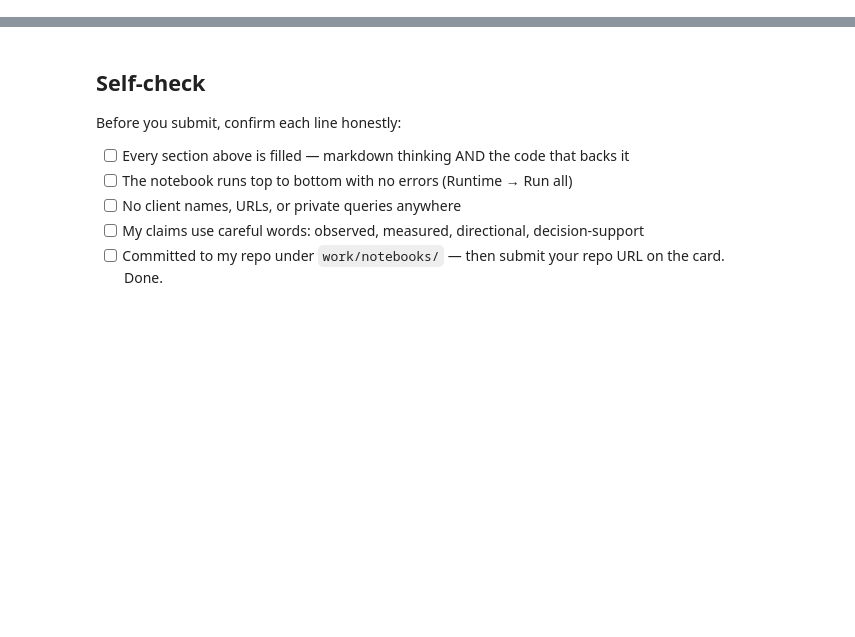
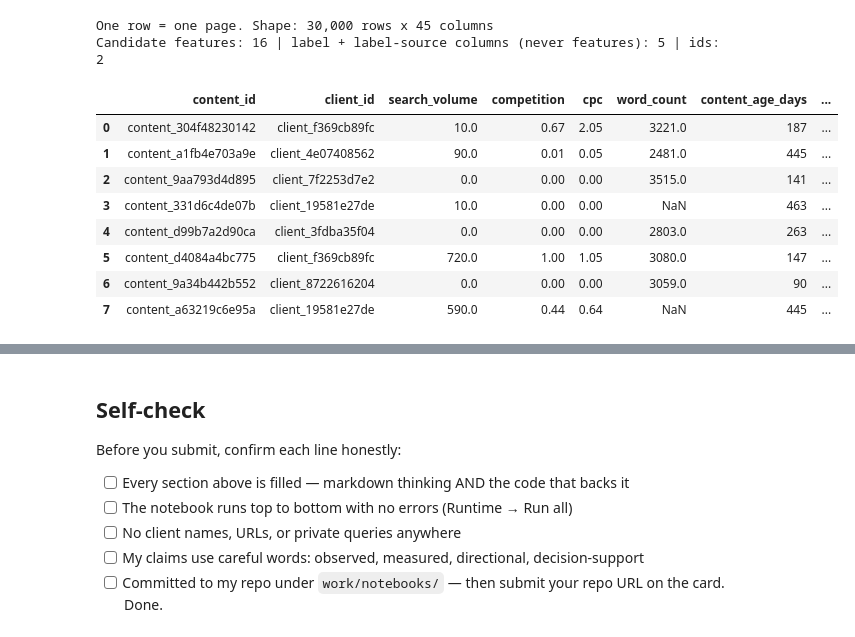
Before and after one commit to Syed-Attique/FlyRank-Internship, a Jupyter notebook: work/notebooks/w02_ml_task_framing.ipynb, the cells around one changed output, grey strips where cells are left out. Drawn from its saved outputs; the diff is of its cells as text; code cells hidden in the pictures; blank space fills up the shorter version.

```diff
--- a/work/notebooks/w02_ml_task_framing.ipynb
+++ b/work/notebooks/w02_ml_task_framing.ipynb
@@ -43,0 +57,11 @@ This skeleton is yours to fill. Work the sections **in order** — each one has
+# %%
+down_plain = df["trend_direction"].eq("down")
+df["is_declining"] = (down_plain & (df["impressions_prev_30d"] >= 100)).astype(int)
+
+print(f"Plain starter label (trend_direction == 'down'): {down_plain.sum():,} pages ({down_plain.mean():.1%})")
+print(f"My label (down AND prev-30d impressions >= 100):  {df['is_declining'].sum():,} pages ({df['is_declining'].mean():.1%})")
+dropped = df[down_plain & (df["is_declining"] == 0)]
+print(f"Pages dropped by the floor: {len(dropped):,}; their median prev-30d impressions: {dropped['impressions_prev_30d'].median():.0f}")
+
+# What the target column looks like next to the numbers it is built from
+df.loc[:, ["content_id", "impressions_prev_30d", "impressions_last_30d", "trend_pct", "trend_direction", "is_declining"]].sample(6, random_state=7)
@@ -43,0 +117,24 @@ This skeleton is yours to fill. Work the sections **in order** — each one has
+# %%
+label_cols = ["is_declining", "trend_direction", "trend_pct", "impressions_prev_30d", "impressions_last_30d"]
+id_cols = ["content_id", "client_id"]
+feature_cols = [
+    "search_volume", "competition", "cpc", "word_count", "content_age_days", "days_since_last_update",
+    "impressions_90d", "clicks_90d", "sessions_90d", "ai_sessions_90d",
+    "days_with_impressions", "days_with_sessions", "ctr", "avg_position", "engagement_rate", "scroll_rate",
+]
+
+print(f"One row = one page. Shape: {df.shape[0]:,} rows x {df.shape[1]} columns")
+print(f"Candidate features: {len(feature_cols)} | label + label-source columns (never features): {len(label_cols)} | ids: {len(id_cols)}")
+df[id_cols + feature_cols[:8] + ["is_declining"]].head(8)
+# %% [output]
+One row = one page. Shape: 30,000 rows x 45 columns
+Candidate features: 16 | label + label-source columns (never features): 5 | ids: 2
+|  | content_id | client_id | search_volume | competition | cpc | word_count | content_age_days | ... |
+| 0 | content_304f48230142 | client_f369cb89fc | 10.0 | 0.67 | 2.05 | 3221.0 | 187 | ... |
+| 1 | content_a1fb4e703a9e | client_4e07408562 | 90.0 | 0.01 | 0.05 | 2481.0 | 445 | ... |
+| 2 | content_9aa793d4d895 | client_7f2253d7e2 | 0.0 | 0.00 | 0.00 | 3515.0 | 141 | ... |
+| 3 | content_331d6c4de07b | client_19581e27de | 10.0 | 0.00 | 0.00 | NaN | 463 | ... |
+| 4 | content_d99b7a2d90ca | client_3fdba35f04 | 0.0 | 0.00 | 0.00 | 2803.0 | 263 | ... |
+| 5 | content_d4084a4bc775 | client_f369cb89fc | 720.0 | 1.00 | 1.05 | 3080.0 | 147 | ... |
+| 6 | content_9a34b442b552 | client_8722616204 | 0.0 | 0.00 | 0.00 | 3059.0 | 90 | ... |
+| 7 | content_a63219c6e95a | client_19581e27de | 590.0 | 0.44 | 0.64 | NaN | 445 | ... |
```
Also changed, not shown: parts of 19 cells of this notebook.
